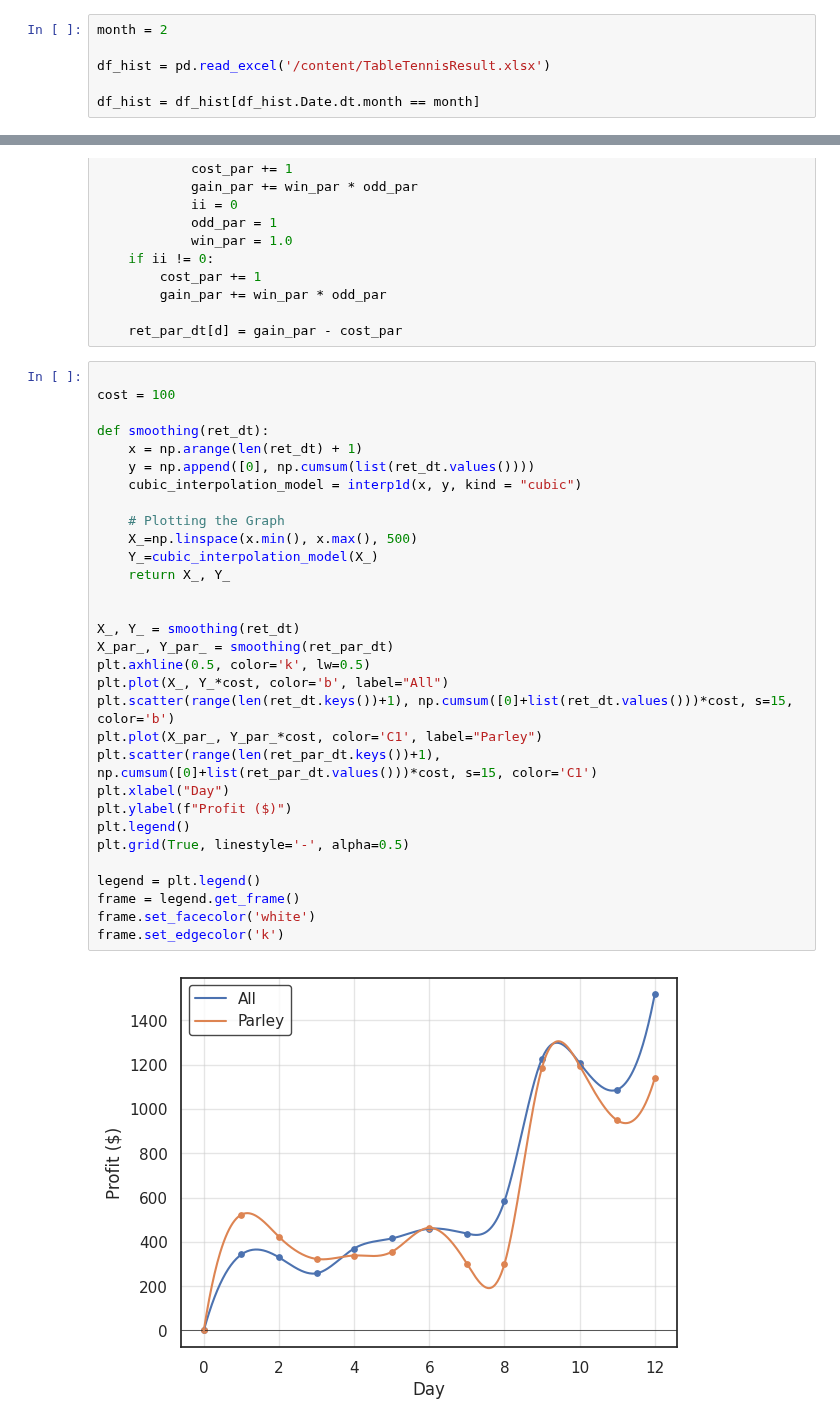
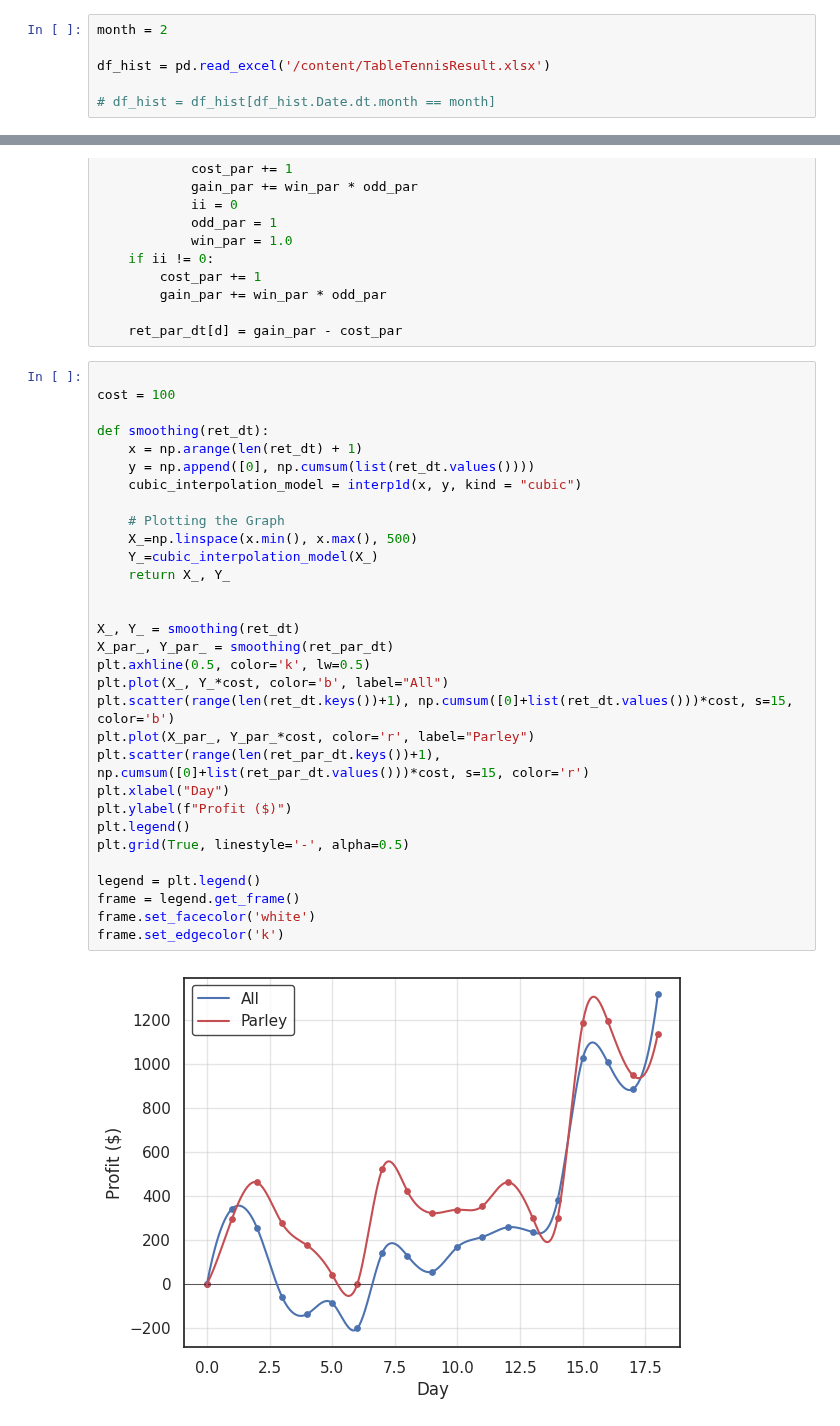
Before and after one commit to ansonkwokth/TableTennisPrediction, a Jupyter notebook: evaluation.ipynb, the cells around one changed output, grey strips where cells are left out. Cells and saved outputs as stored; diff of their text form.

```diff
--- a/evaluation.ipynb
+++ b/evaluation.ipynb
@@ -22,7 +22,7 @@ month = 2
 
 df_hist = pd.read_excel('/content/TableTennisResult.xlsx')
 
-df_hist = df_hist[df_hist.Date.dt.month == month]
+# df_hist = df_hist[df_hist.Date.dt.month == month]
 # %%
 winrate_dt = {}
 uncert_dt = {}
@@ -175,33 +175,33 @@ for d in df_hist.Date.unique():
 # %%
 
 cost = 100
 
 def smoothing(ret_dt):
     x = np.arange(len(ret_dt) + 1)
     y = np.append([0], np.cumsum(list(ret_dt.values())))
     cubic_interpolation_model = interp1d(x, y, kind = "cubic")
 
     # Plotting the Graph
     X_=np.linspace(x.min(), x.max(), 500)
     Y_=cubic_interpolation_model(X_)
     return X_, Y_
 
 
 X_, Y_ = smoothing(ret_dt)
 X_par_, Y_par_ = smoothing(ret_par_dt)
 plt.axhline(0.5, color='k', lw=0.5)
 plt.plot(X_, Y_*cost, color='b', label="All")
 plt.scatter(range(len(ret_dt.keys())+1), np.cumsum([0]+list(ret_dt.values()))*cost, s=15, color='b')
-plt.plot(X_par_, Y_par_*cost, color='C1', label="Parley")
-plt.scatter(range(len(ret_par_dt.keys())+1), np.cumsum([0]+list(ret_par_dt.values()))*cost, s=15, color='C1')
+plt.plot(X_par_, Y_par_*cost, color='r', label="Parley")
+plt.scatter(range(len(ret_par_dt.keys())+1), np.cumsum([0]+list(ret_par_dt.values()))*cost, s=15, color='r')
 plt.xlabel("Day")
 plt.ylabel(f"Profit ($)")
 plt.legend()
 plt.grid(True, linestyle='-', alpha=0.5)
 
 legend = plt.legend()
 frame = legend.get_frame()
 frame.set_facecolor('white')
 frame.set_edgecolor('k')
 # %% [output]
-[figure, old version]
+[figure, new version]
```
Also changed, not shown: parts of 3 cells of this notebook.
